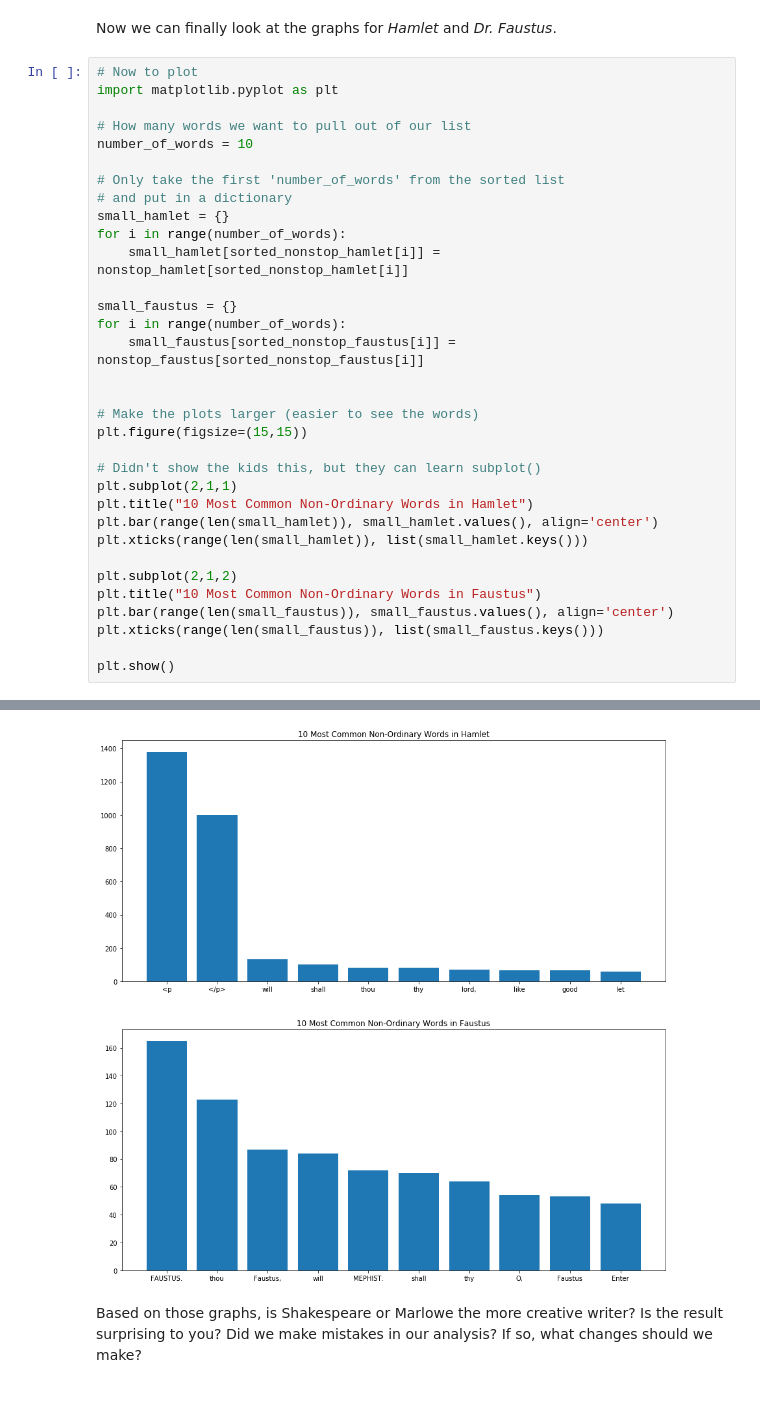
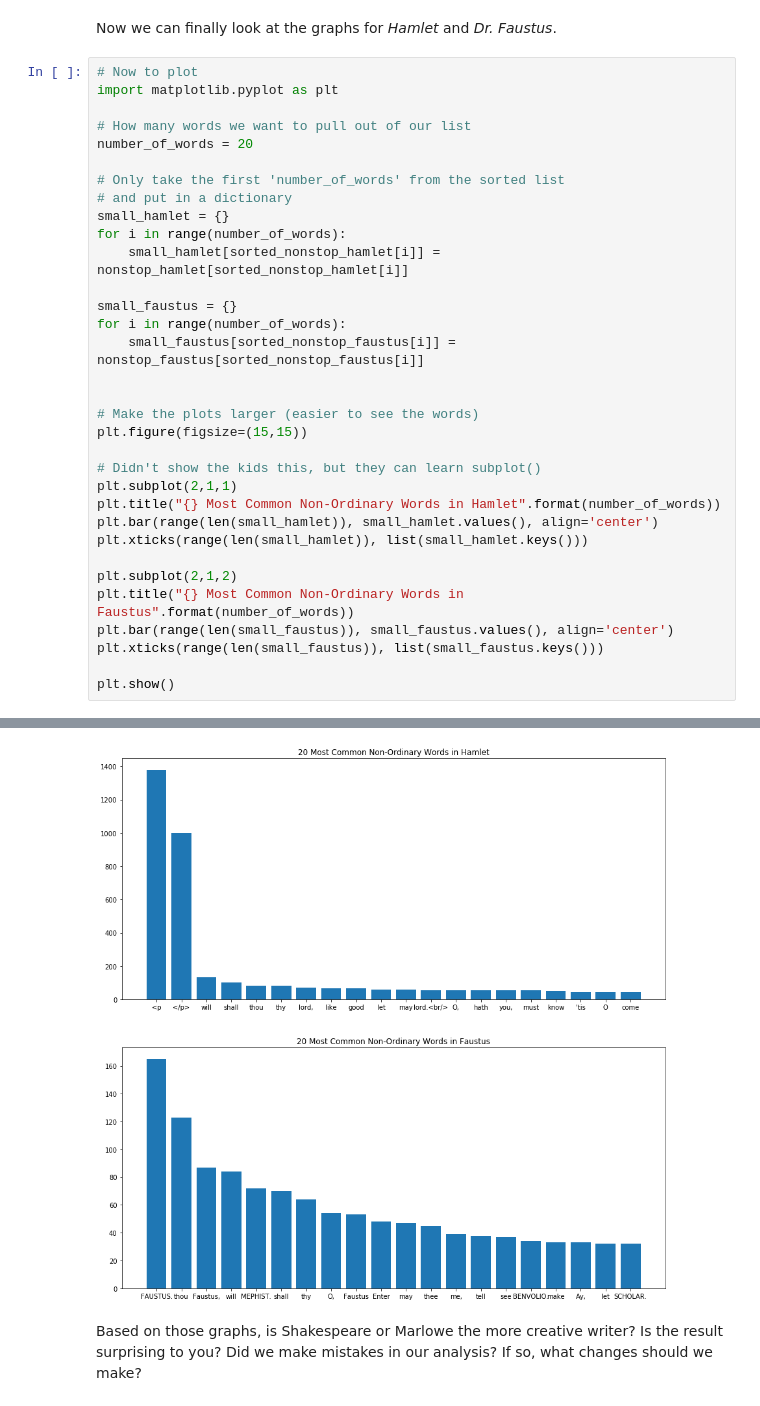
Before and after one commit to jscanderson/IACS-Computes-2017, a Jupyter notebook: Projects/Thomas_Linguistics/Literature analysis with n-grams (Full).ipynb, the cells around one changed output, grey strips where cells are left out. Drawn from its saved outputs; the diff is of its cells as text.

Commit message:
Changed a few things in the display of graphs in linguistics project

```diff
--- a/Projects/Thomas_Linguistics/Literature analysis with n-grams (Full).ipynb
+++ b/Projects/Thomas_Linguistics/Literature analysis with n-grams (Full).ipynb
@@ -350,7 +350,7 @@ Now we can finally look at the graphs for *Hamlet* and *Dr. Faustus*.
 import matplotlib.pyplot as plt
 
 # How many words we want to pull out of our list
-number_of_words = 10
+number_of_words = 20
 
 # Only take the first 'number_of_words' from the sorted list
 # and put in a dictionary
@@ -368,12 +368,12 @@ plt.figure(figsize=(15,15))
 
 # Didn't show the kids this, but they can learn subplot()
 plt.subplot(2,1,1)
-plt.title("10 Most Common Non-Ordinary Words in Hamlet")
+plt.title("{} Most Common Non-Ordinary Words in Hamlet".format(number_of_words))
 plt.bar(range(len(small_hamlet)), small_hamlet.values(), align='center')
 plt.xticks(range(len(small_hamlet)), list(small_hamlet.keys()))
 
 plt.subplot(2,1,2)
-plt.title("10 Most Common Non-Ordinary Words in Faustus")
+plt.title("{} Most Common Non-Ordinary Words in Faustus".format(number_of_words))
 plt.bar(range(len(small_faustus)), small_faustus.values(), align='center')
 plt.xticks(range(len(small_faustus)), list(small_faustus.keys()))
 
@@ -383,4 +382,4 @@ plt.show()
-[figure, old version]
+[figure, new version]
 # %% [markdown]
 Based on those graphs, is Shakespeare or Marlowe the more creative writer?
 Is the result surprising to you?
```
Also changed, not shown: parts of 1 cell of this notebook.
